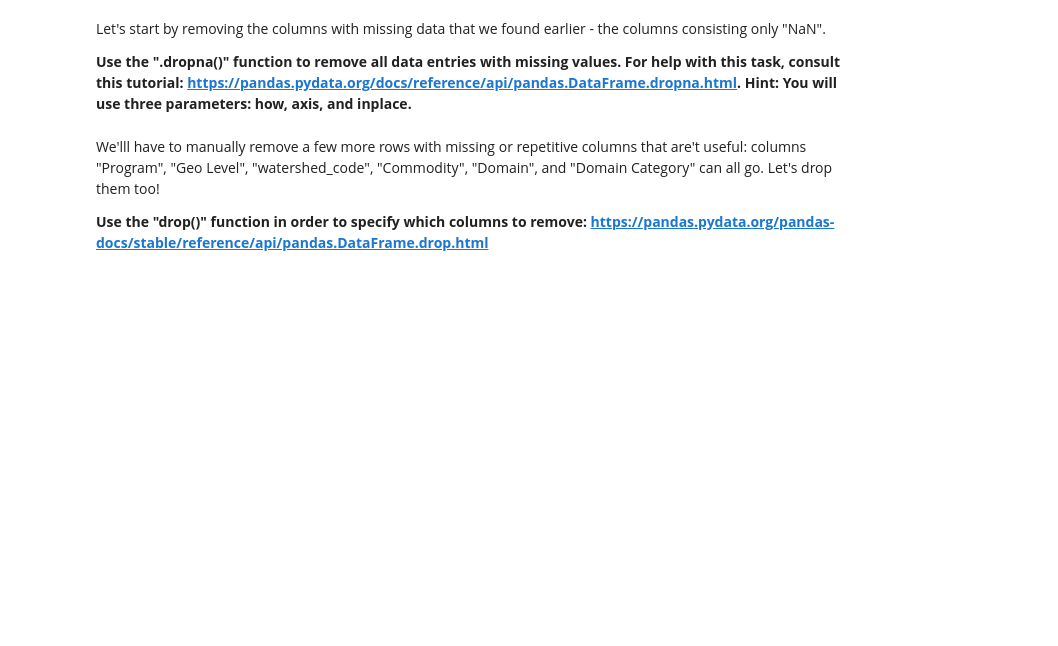
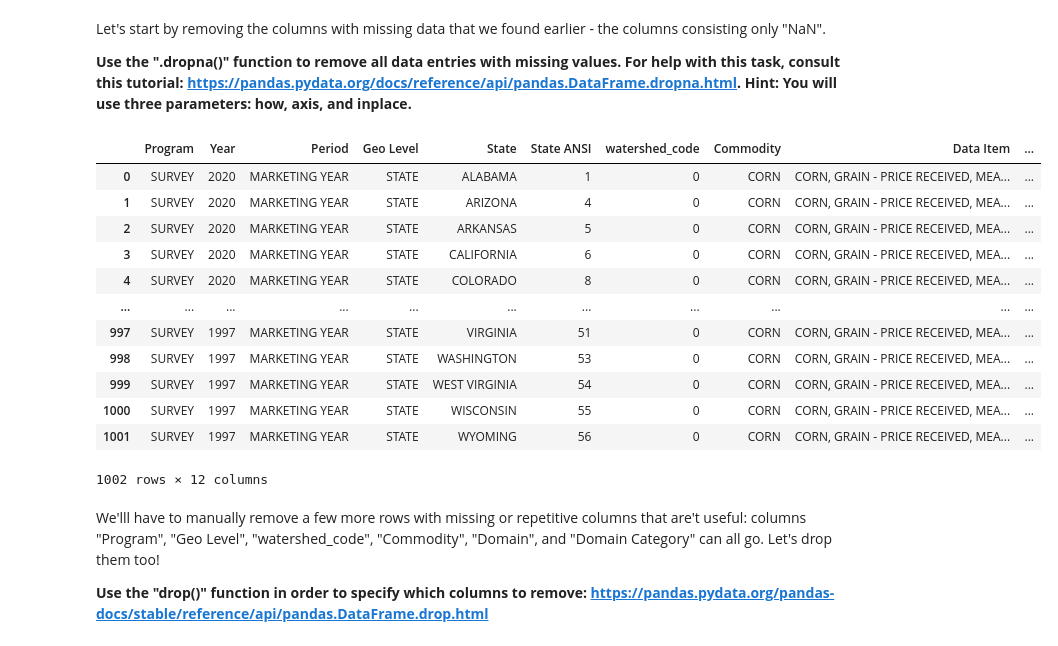
Before and after one commit to uelpalmer12/Uel-ASM591-Labs, a Jupyter notebook: Lab2/lab2/lab2-UelPalmer.ipynb, the cells around one changed output. Saved outputs shown, nothing was run; the diff lists cells and outputs as text; code cells hidden in the pictures; blank space fills up the shorter version.

```diff
--- a/Lab2/lab2/lab2-UelPalmer.ipynb
+++ b/Lab2/lab2/lab2-UelPalmer.ipynb
@@ -185,7 +185,23 @@ Let's start by removing the columns with missing data that we found earlier - th
 # %%
 # Remove empty columns from raw_data. Show the head of the data to see what columns remain.
 
 # Enter code here ...
+dirty_CORN = dirty_CORN.dropna(axis='columns')
+dirty_CORN
+# %% [output]
+|  | Program | Year | Period | Geo Level | State | State ANSI | watershed_code | Commodity | Data Item | ... |
+| 0 | SURVEY | 2020 | MARKETING YEAR | STATE | ALABAMA | 1 | 0 | CORN | CORN, GRAIN - PRICE RECEIVED, MEA... | ... |
+| 1 | SURVEY | 2020 | MARKETING YEAR | STATE | ARIZONA | 4 | 0 | CORN | CORN, GRAIN - PRICE RECEIVED, MEA... | ... |
+| 2 | SURVEY | 2020 | MARKETING YEAR | STATE | ARKANSAS | 5 | 0 | CORN | CORN, GRAIN - PRICE RECEIVED, MEA... | ... |
+| 3 | SURVEY | 2020 | MARKETING YEAR | STATE | CALIFORNIA | 6 | 0 | CORN | CORN, GRAIN - PRICE RECEIVED, MEA... | ... |
+| 4 | SURVEY | 2020 | MARKETING YEAR | STATE | COLORADO | 8 | 0 | CORN | CORN, GRAIN - PRICE RECEIVED, MEA... | ... |
+| ... | ... | ... | ... | ... | ... | ... | ... | ... | ... | ... |
+| 997 | SURVEY | 1997 | MARKETING YEAR | STATE | VIRGINIA | 51 | 0 | CORN | CORN, GRAIN - PRICE RECEIVED, MEA... | ... |
+| 998 | SURVEY | 1997 | MARKETING YEAR | STATE | WASHINGTON | 53 | 0 | CORN | CORN, GRAIN - PRICE RECEIVED, MEA... | ... |
+| 999 | SURVEY | 1997 | MARKETING YEAR | STATE | WEST VIRGINIA | 54 | 0 | CORN | CORN, GRAIN - PRICE RECEIVED, MEA... | ... |
+| 1000 | SURVEY | 1997 | MARKETING YEAR | STATE | WISCONSIN | 55 | 0 | CORN | CORN, GRAIN - PRICE RECEIVED, MEA... | ... |
+| 1001 | SURVEY | 1997 | MARKETING YEAR | STATE | WYOMING | 56 | 0 | CORN | CORN, GRAIN - PRICE RECEIVED, MEA... | ... |
+1002 rows × 12 columns
 # %% [markdown]
 We'lll have to manually remove a few more rows with missing or repetitive columns that are't useful: columns "Program", "Geo Level", "watershed_code", "Commodity", "Domain", and "Domain Category" can all go. Let's drop them too!
 
```
Also changed, not shown: parts of 1 cell of this notebook.
